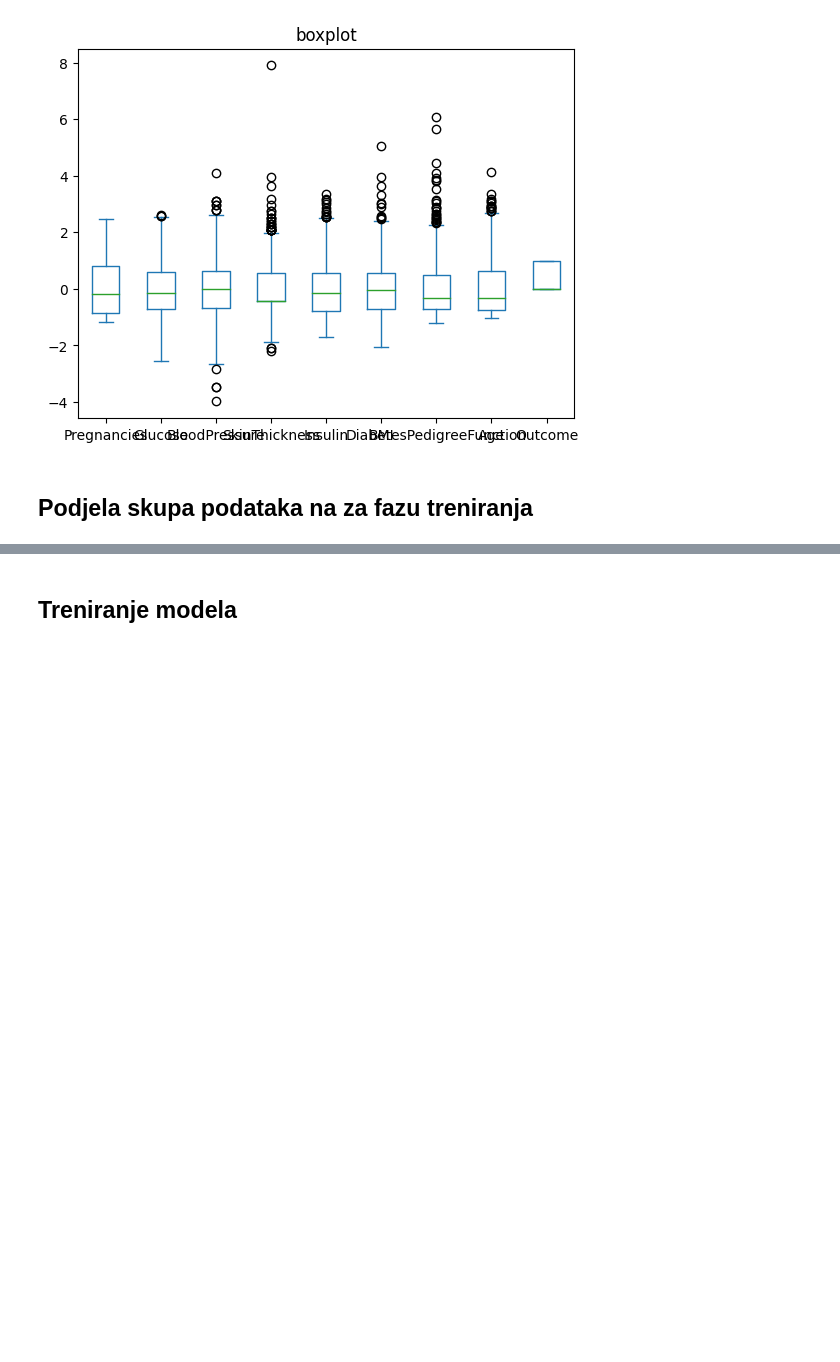
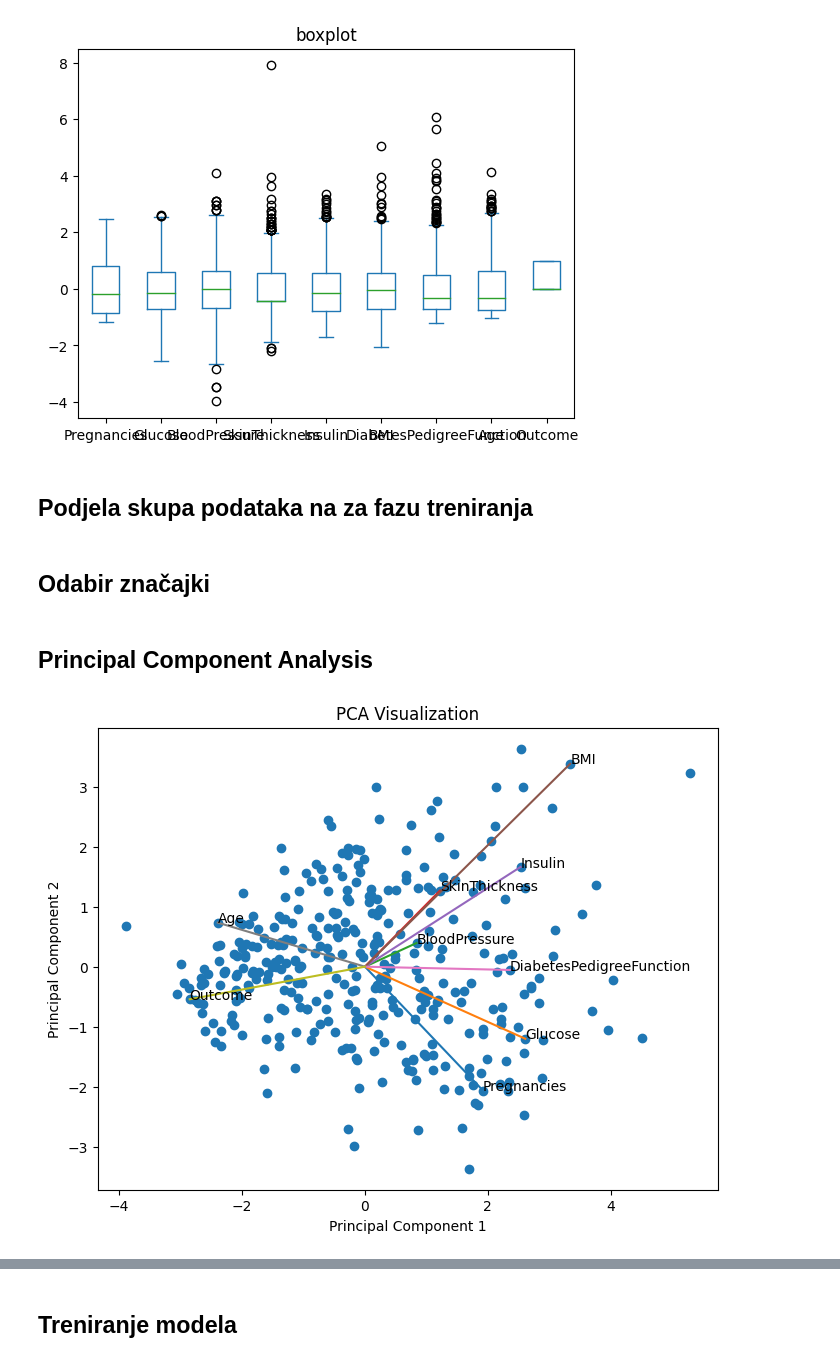
Before and after one commit to pb7932/UZOP, a Jupyter notebook: UZOP_PetarBenjak_diabetes.ipynb, the cells around one changed output, grey strips where cells are left out. Drawn from its saved outputs; the diff is of its cells as text; code cells hidden in the pictures; blank space fills up the shorter version.

```diff
--- a/UZOP_PetarBenjak_diabetes.ipynb
+++ b/UZOP_PetarBenjak_diabetes.ipynb
@@ -385,8 +396,8 @@ plt.show()
 # %%
 from sklearn.model_selection import train_test_split
 
-df_train, df_test = train_test_split(df_z_normalized, test_size=0.2, random_state=42)
-df_train, df_val =  train_test_split(df_train, test_size=0.2, random_state=42)
+df_train, df_test = train_test_split(df_z_normalized, test_size=0.3, random_state=42)
+df_train, df_val =  train_test_split(df_train, test_size=0.3, random_state=42)
 # %%
 X_train = df_train.drop(['Outcome'], axis=1)
 y_train = df_train['Outcome']
@@ -396,3 +407,5 @@ y_val = df_val['Outcome']
 
 X_test = df_test.drop(['Outcome'], axis=1)
 y_test = df_test['Outcome']
+# %% [markdown]
+## Odabir značajki
@@ -398,0 +417,22 @@ y_test = df_test['Outcome']
+# %% [markdown]
+## Principal Component Analysis
+# %%
+from sklearn.decomposition import PCA
+pca = PCA(n_components=2)
+principal_components = pca.fit_transform(df_train)
+
+columns = ['Principal Component 1', 'Principal Component 2']
+principal_df = pd.DataFrame(data=principal_components, columns=columns)
+
+
+plt.figure(figsize=(8, 6))
+plt.scatter(principal_df['Principal Component 1'], principal_df['Principal Component 2'])
+plt.title('PCA Visualization')
+plt.xlabel('Principal Component 1')
+plt.ylabel('Principal Component 2')
+
+for i, txt in enumerate(df.columns):
+    plt.annotate(txt, (principal_df['Principal Component 1'][i], principal_df['Principal Component 2'][i]))
+    plt.plot([0,principal_df['Principal Component 1'][i]], [0,principal_df['Principal Component 2'][i]])
+# %% [output]
+[figure, added]
```
Also changed, not shown: parts of 8 cells of this notebook, 1 other file.
